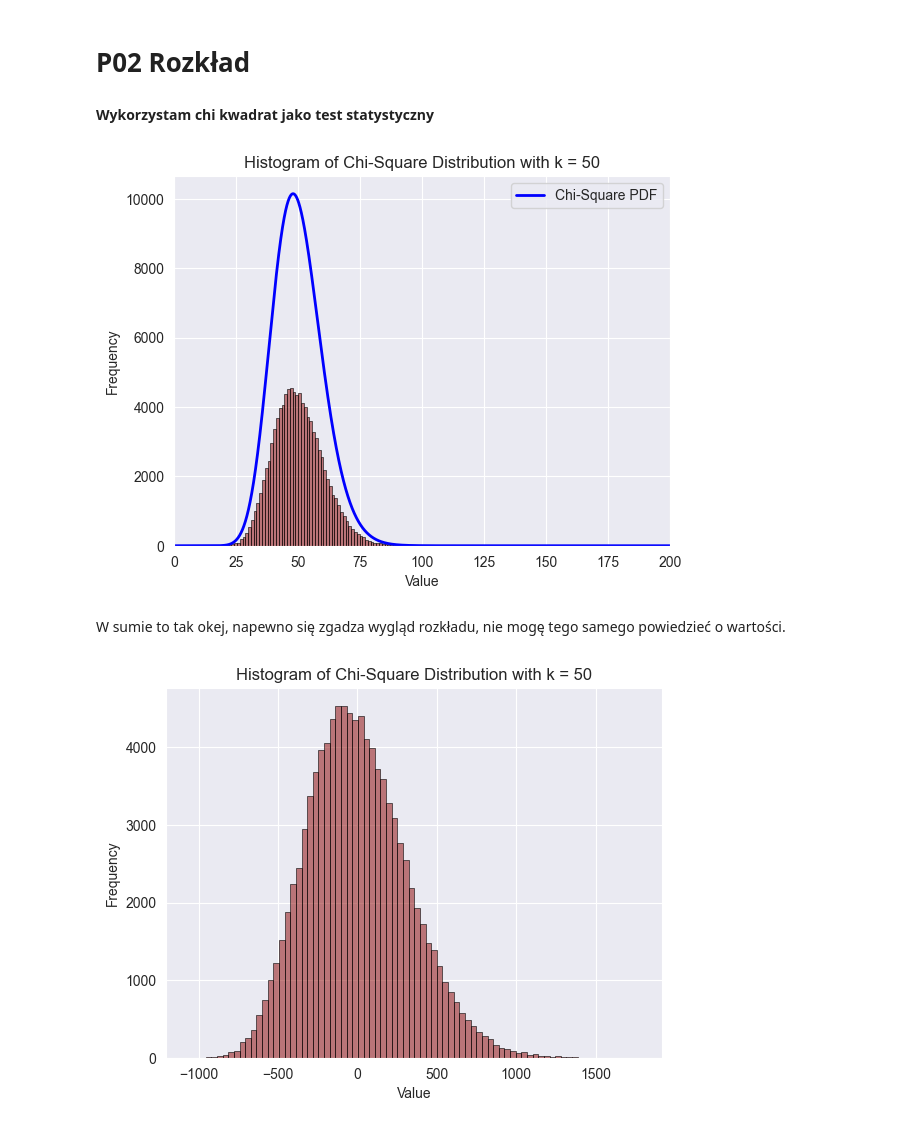
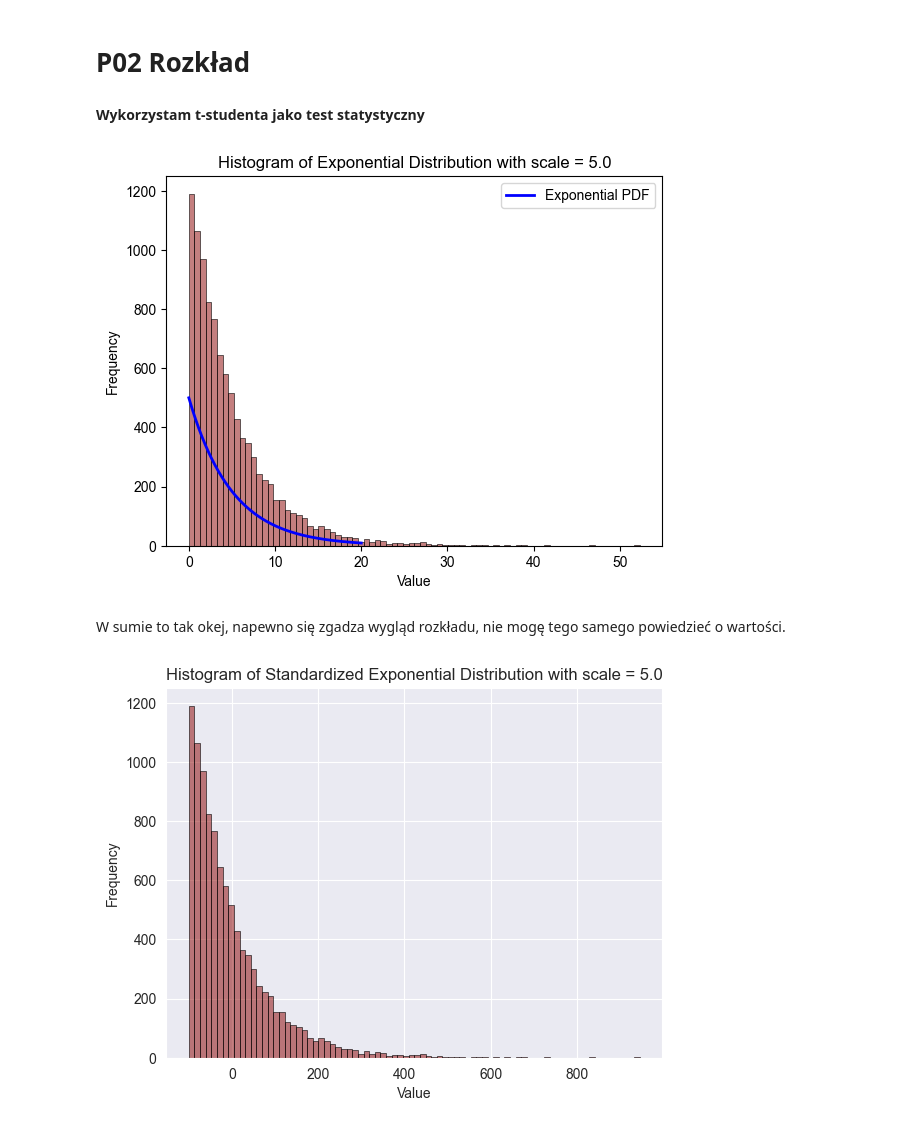
Before and after one commit to depebul/R_101, a Jupyter notebook: PO_2.ipynb, the cells around one changed output. Cells and saved outputs as stored; diff of their text form; code cells hidden in the pictures.

```diff
--- a/PO_2.ipynb
+++ b/PO_2.ipynb
@@ -6,17 +6,18 @@ import scipy.stats as stats
 import matplotlib.pyplot as plt
 import seaborn as sns
 # %% [markdown]
-**Wykorzystam chi kwadrat jako test statystyczny**
+**Wykorzystam t-studenta jako test statystyczny**
 # %%
-k = 50
-n = 100000
-mean = k
-variance = 2 * k
+scale = 5.0
+n = 10000
+mean = stats.expon.mean(scale=scale)
+var = stats.expon.var(scale=scale)
 
-observations = np.random.chisquare(k, n)
+observations = np.random.exponential(scale=scale, size=n)
 
-x = np.linspace(0, 4 * k, n)
-pdf = stats.chi2.pdf(x, k)
+
+x = np.linspace(0, 4 * scale, n)
+pdf = stats.expon.pdf(x, scale=scale)
 
 
 sns.histplot(
@@ -24,34 +25,33 @@ sns.histplot(
 )
 sns.lineplot(
     x=x,
-    y=pdf * len(observations) * (k / 20),
+    y=pdf * len(observations) * (4 * scale / 80),
     color="blue",
     lw=2,
-    label="Chi-Square PDF",
+    label="Exponential PDF",
 )
 sns.set_style("darkgrid")
-plt.title(f"Histogram of Chi-Square Distribution with k = {k}")
+plt.title(f"Histogram of Exponential Distribution with scale = {scale}")
 plt.xlabel("Value")
-plt.xlim(0, 4 * k)
 plt.ylabel("Frequency")
 plt.show()
 # %% [output]
-[figure, old version]
+[figure, new version]
 # %% [markdown]
 W sumie to tak okej, napewno się zgadza wygląd rozkładu, nie mogę tego samego powiedzieć o wartości.
 # %%
 z_realizations = []
 
 for el in observations:
-    z_realizations.append((el - mean) / np.sqrt(variance / n))
+    z_realizations.append((el - mean) / np.sqrt(var / n))
 
 sns.histplot(
     z_realizations, bins=80, kde=False, edgecolor="k", color="darkred", alpha=0.5
 )
 sns.set_style("darkgrid")
-plt.title(f"Histogram of Chi-Square Distribution with k = {k}")
+plt.title(f"Histogram of Standardized Exponential Distribution with scale = {scale}")
 plt.xlabel("Value")
 plt.ylabel("Frequency")
 plt.show()
 # %% [output]
-[figure, old version]
+[figure, new version]
```
